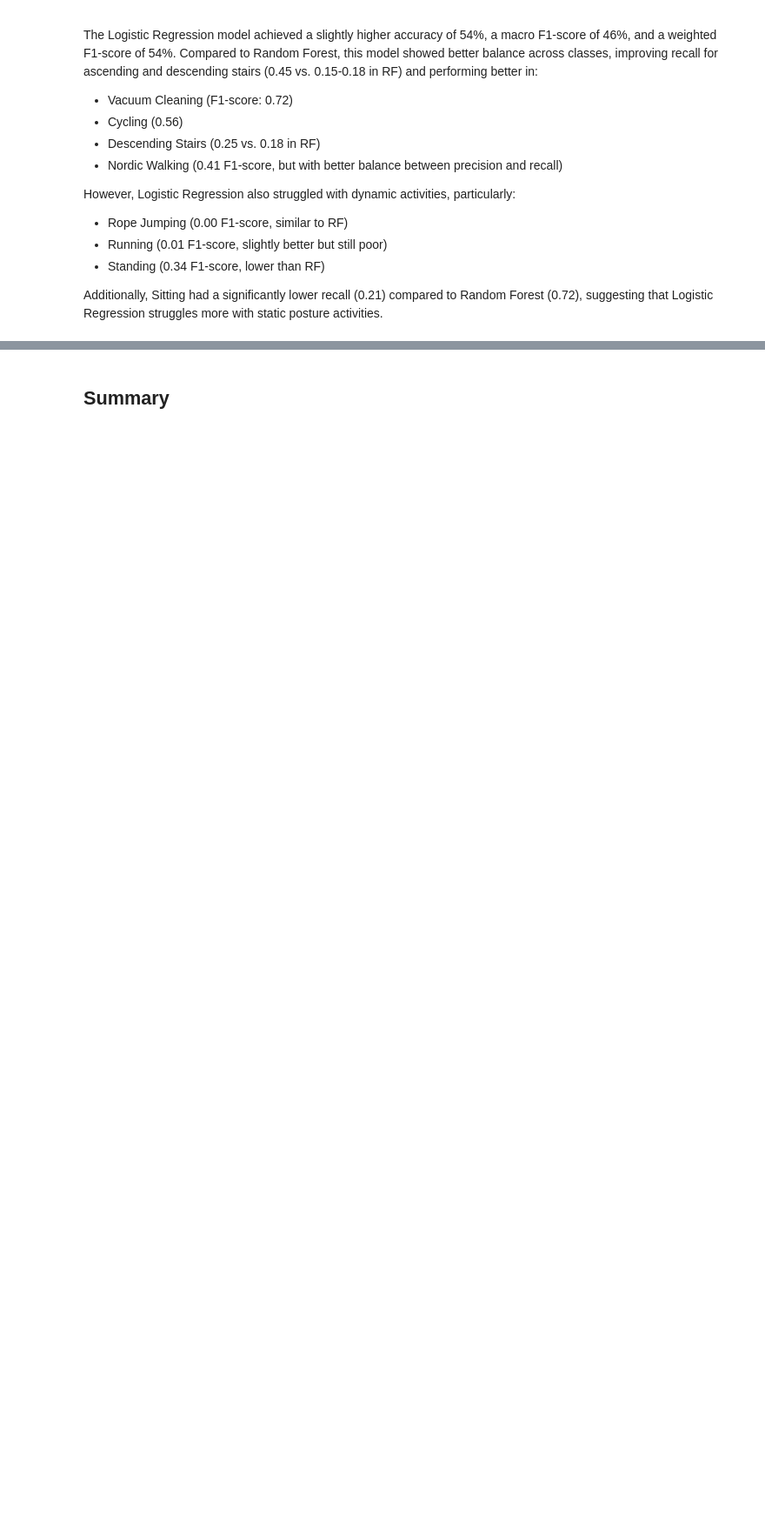
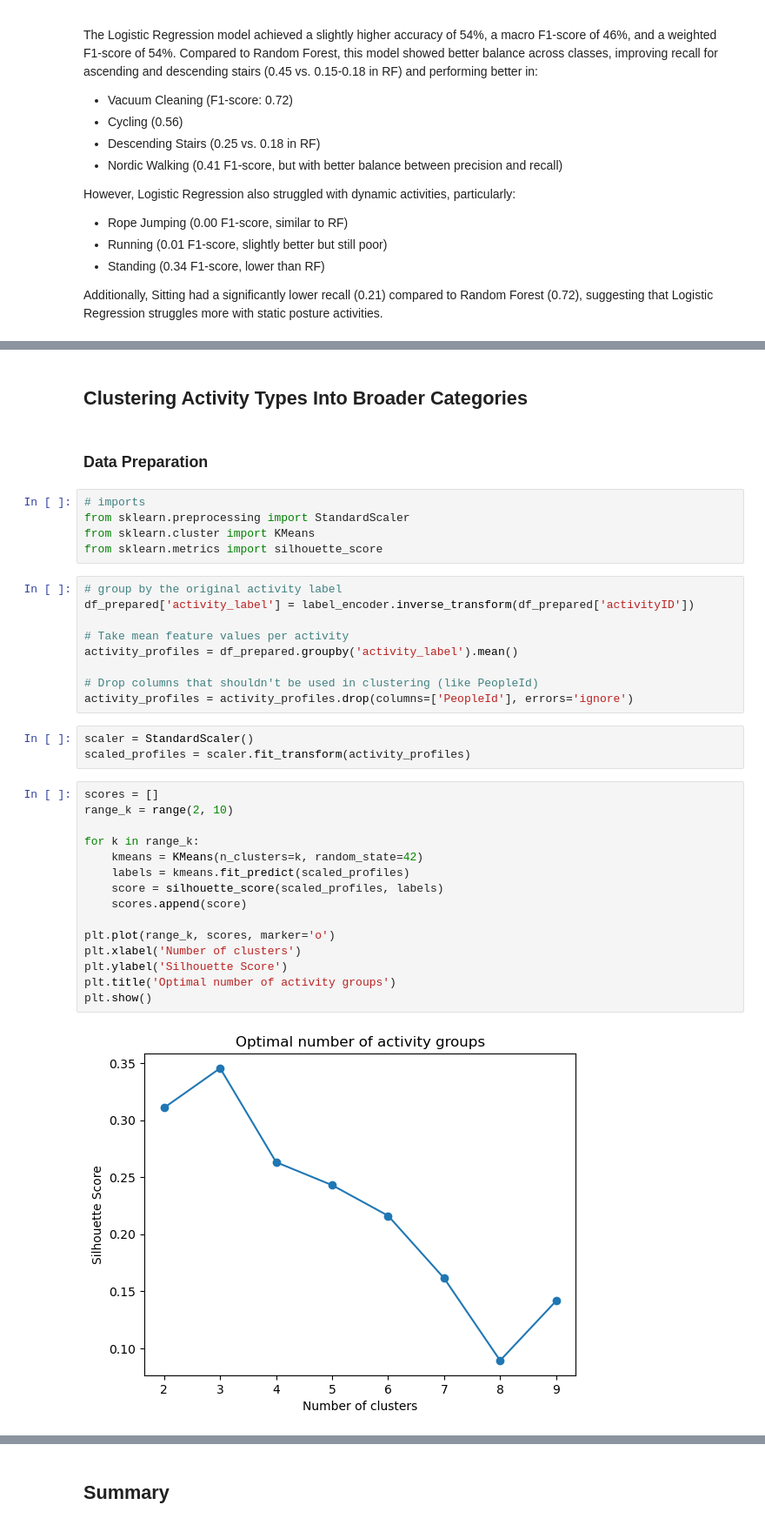
Before and after one commit to dmartseniuk/physical-activity, a Jupyter notebook: noteboooks/notebook.ipynb, the cells around one changed output, grey strips where cells are left out. Shown at 87% size. Cells and saved outputs as stored; diff of their text form; blank space fills up the shorter version.

Commit message:
Clustering Activity Types Into Broader Categories

```diff
--- a/noteboooks/notebook.ipynb
+++ b/noteboooks/notebook.ipynb
@@ -1048,0 +1022,38 @@ Random Forest had stronger precision but lower recall for several key activities
+# %% [markdown]
+## Clustering Activity Types Into Broader Categories
+# %% [markdown]
+### Data Preparation
+# %%
+# imports
+from sklearn.preprocessing import StandardScaler
+from sklearn.cluster import KMeans
+from sklearn.metrics import silhouette_score
+# %%
+# group by the original activity label
+df_prepared['activity_label'] = label_encoder.inverse_transform(df_prepared['activityID'])
+
+# Take mean feature values per activity
+activity_profiles = df_prepared.groupby('activity_label').mean()
+
+# Drop columns that shouldn't be used in clustering (like PeopleId)
+activity_profiles = activity_profiles.drop(columns=['PeopleId'], errors='ignore')
+# %%
+scaler = StandardScaler()
+scaled_profiles = scaler.fit_transform(activity_profiles)
+# %%
+scores = []
+range_k = range(2, 10)
+
+for k in range_k:
+    kmeans = KMeans(n_clusters=k, random_state=42)
+    labels = kmeans.fit_predict(scaled_profiles)
+    score = silhouette_score(scaled_profiles, labels)
+    scores.append(score)
+
+plt.plot(range_k, scores, marker='o')
+plt.xlabel('Number of clusters')
+plt.ylabel('Silhouette Score')
+plt.title('Optimal number of activity groups')
+plt.show()
+# %% [output]
+[figure, added]
```
Also changed, not shown: parts of 43 cells of this notebook.
